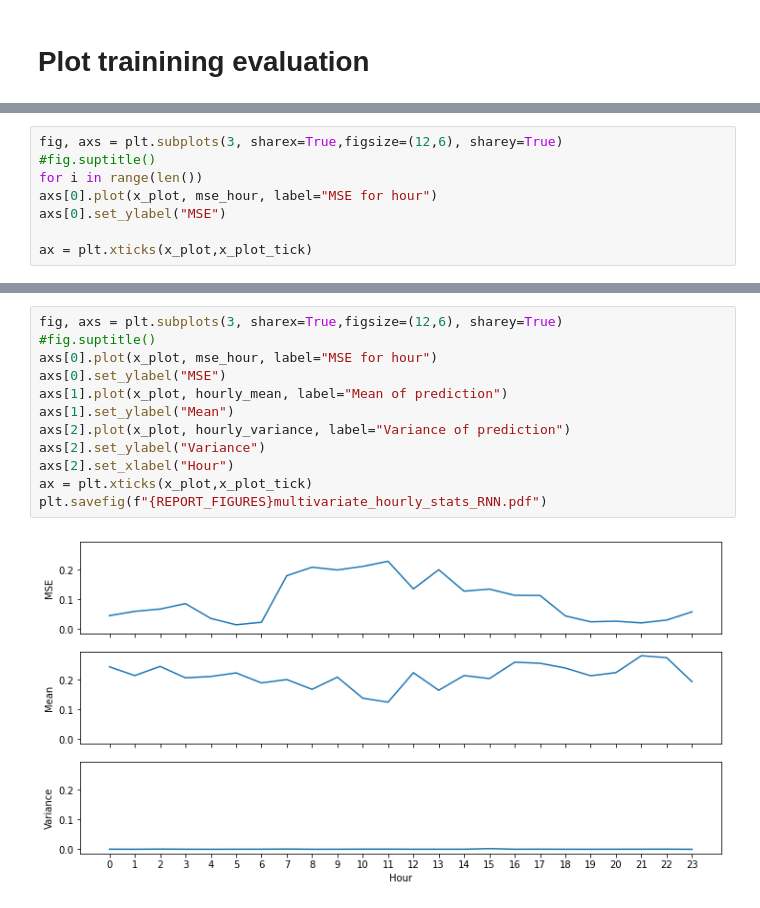
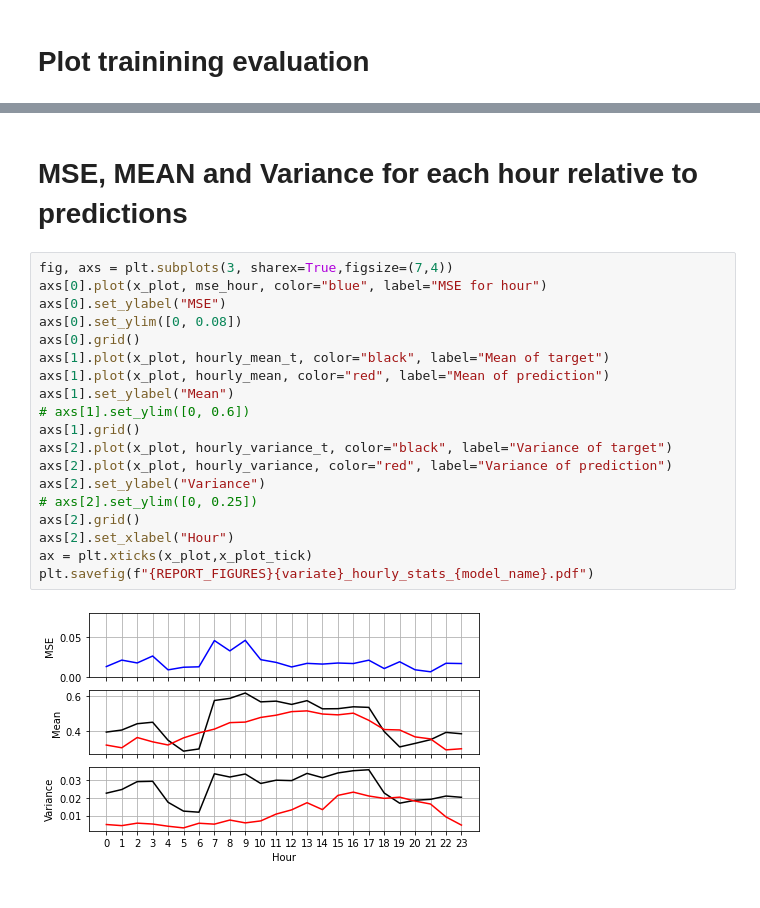
Before and after one commit to AndreasBordvik/FYS-STK4155-Prj3_report, a Jupyter notebook: code/best_models_plots.ipynb, the cells around one changed output, grey strips where cells are left out. Saved outputs shown, nothing was run; the diff lists cells and outputs as text.

Commit message:
plots for univariate

```diff
--- a/code/best_models_plots.ipynb
+++ b/code/best_models_plots.ipynb
@@ -93,8 +127,0 @@ plt.savefig(f"{REPORT_FIGURES}multivariate_predictions_RNN.pdf")
-# %%
-fig, axs = plt.subplots(3, sharex=True,figsize=(12,6), sharey=True)
-#fig.suptitle()
-for i in range(len())
-axs[0].plot(x_plot, mse_hour, label="MSE for hour")
-axs[0].set_ylabel("MSE")
-
-ax = plt.xticks(x_plot,x_plot_tick)
@@ -126,14 +145,23 @@ Text(0, 0.5, 'MSE')
+# %% [markdown]
+# MSE, MEAN and Variance for each hour relative to predictions
 # %%
-fig, axs = plt.subplots(3, sharex=True,figsize=(12,6), sharey=True)
-#fig.suptitle()
-axs[0].plot(x_plot, mse_hour, label="MSE for hour")
+fig, axs = plt.subplots(3, sharex=True,figsize=(7,4))
+axs[0].plot(x_plot, mse_hour, color="blue", label="MSE for hour")
 axs[0].set_ylabel("MSE")
-axs[1].plot(x_plot, hourly_mean, label="Mean of prediction")
+axs[0].set_ylim([0, 0.08])
+axs[0].grid()
+axs[1].plot(x_plot, hourly_mean_t, color="black", label="Mean of target")
+axs[1].plot(x_plot, hourly_mean, color="red", label="Mean of prediction")
 axs[1].set_ylabel("Mean")
-axs[2].plot(x_plot, hourly_variance, label="Variance of prediction")
+# axs[1].set_ylim([0, 0.6])
+axs[1].grid()
+axs[2].plot(x_plot, hourly_variance_t, color="black", label="Variance of target")
+axs[2].plot(x_plot, hourly_variance, color="red", label="Variance of prediction")
 axs[2].set_ylabel("Variance")
+# axs[2].set_ylim([0, 0.25])
+axs[2].grid()
 axs[2].set_xlabel("Hour")
 ax = plt.xticks(x_plot,x_plot_tick)
-plt.savefig(f"{REPORT_FIGURES}multivariate_hourly_stats_RNN.pdf")
+plt.savefig(f"{REPORT_FIGURES}{variate}_hourly_stats_{model_name}.pdf")
 # %% [output]
-[figure, old version]
+[figure, new version]
```
Also changed, not shown: parts of 8 cells of this notebook, 10 other files.
